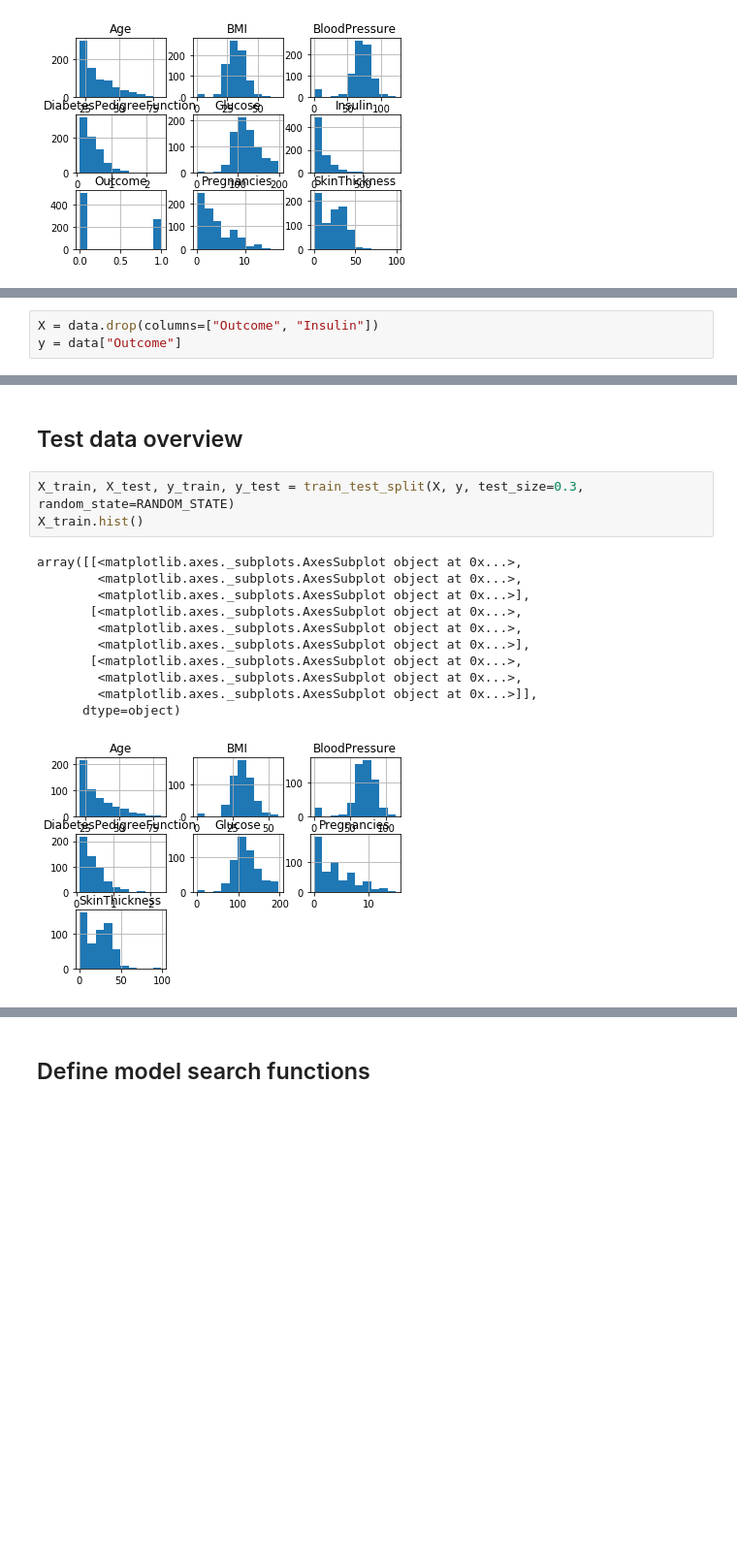
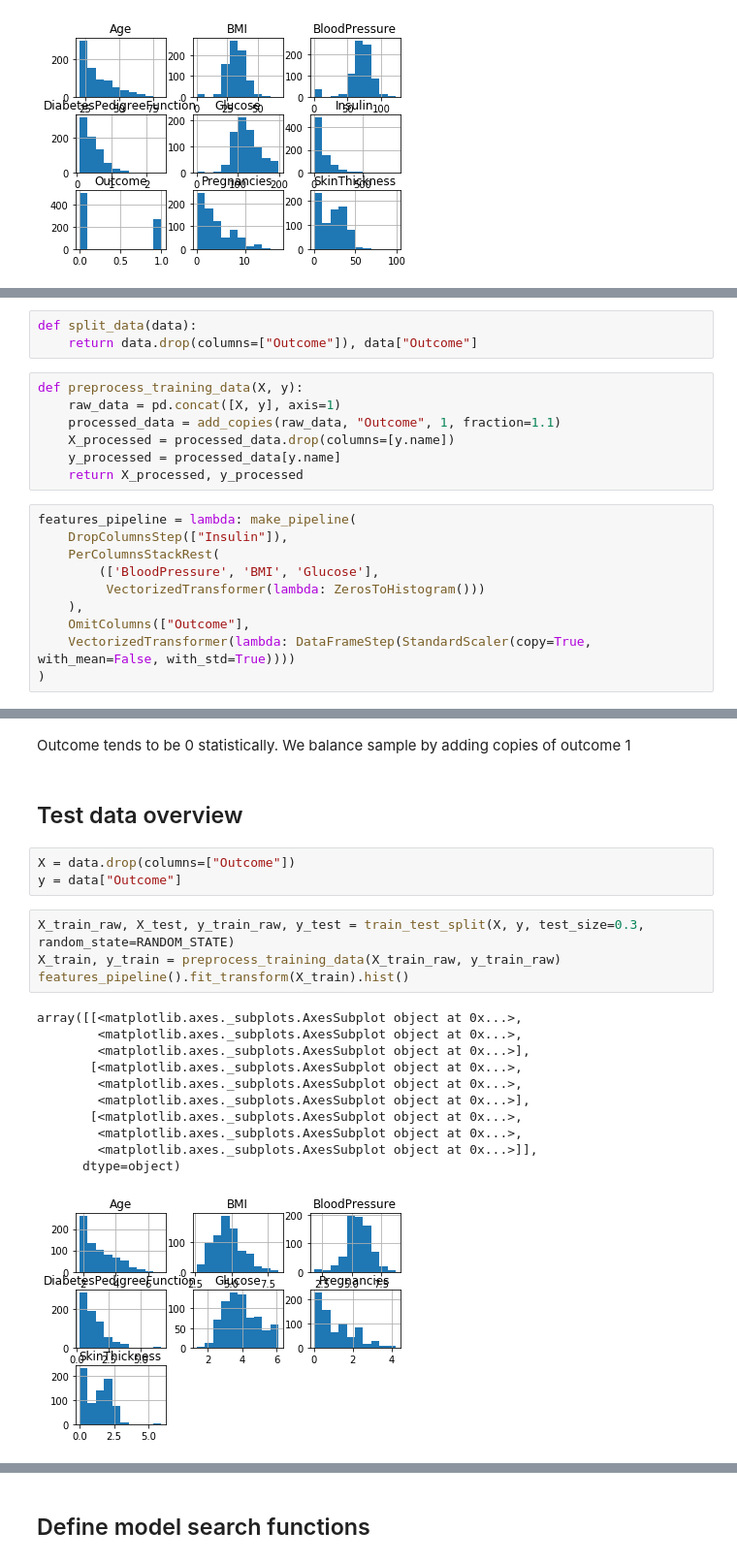
Before and after one commit to vindex10/pima_ml_train, a Jupyter notebook: PIMA.ipynb, the cells around one changed output, grey strips where cells are left out. Shown: that part at 97% size. Saved outputs shown, nothing was run; the diff lists cells and outputs as text; blank space fills up the shorter version.

```diff
--- a/PIMA.ipynb
+++ b/PIMA.ipynb
@@ -183,3 +221,20 @@ array([[<matplotlib.axes._subplots.AxesSubplot object at 0x...>,
 # %%
-X = data.drop(columns=["Outcome", "Insulin"])
-y = data["Outcome"]
+def split_data(data):
+    return data.drop(columns=["Outcome"]), data["Outcome"]
+# %%
+def preprocess_training_data(X, y):
+    raw_data = pd.concat([X, y], axis=1)
+    processed_data = add_copies(raw_data, "Outcome", 1, fraction=1.1)
+    X_processed = processed_data.drop(columns=[y.name])
+    y_processed = processed_data[y.name]
+    return X_processed, y_processed
+# %%
+features_pipeline = lambda: make_pipeline(
+    DropColumnsStep(["Insulin"]),
+    PerColumnsStackRest(
+        (['BloodPressure', 'BMI', 'Glucose'],
+         VectorizedTransformer(lambda: ZerosToHistogram()))
+    ),
+    OmitColumns(["Outcome"],
+    VectorizedTransformer(lambda: DataFrameStep(StandardScaler(copy=True, with_mean=False, with_std=True))))
+)
@@ -186,17 +263,23 @@ y = data["Outcome"]
+# %% [markdown]
+Outcome tends to be 0 statistically. We balance sample by adding copies of outcome 1
 # %% [markdown]
 ## Test data overview
+# %%
+X = data.drop(columns=["Outcome"])
+y = data["Outcome"]
 # %%
-X_train, X_test, y_train, y_test = train_test_split(X, y, test_size=0.3, random_state=RANDOM_STATE)
-X_train.hist()
+X_train_raw, X_test, y_train_raw, y_test = train_test_split(X, y, test_size=0.3, random_state=RANDOM_STATE)
+X_train, y_train = preprocess_training_data(X_train_raw, y_train_raw)
+features_pipeline().fit_transform(X_train).hist()
 # %% [output]
 array([[<matplotlib.axes._subplots.AxesSubplot object at 0x...>,
         <matplotlib.axes._subplots.AxesSubplot object at 0x...>,
         <matplotlib.axes._subplots.AxesSubplot object at 0x...>],
        [<matplotlib.axes._subplots.AxesSubplot object at 0x...>,
         <matplotlib.axes._subplots.AxesSubplot object at 0x...>,
         <matplotlib.axes._subplots.AxesSubplot object at 0x...>],
        [<matplotlib.axes._subplots.AxesSubplot object at 0x...>,
         <matplotlib.axes._subplots.AxesSubplot object at 0x...>,
         <matplotlib.axes._subplots.AxesSubplot object at 0x...>]],
       dtype=object)
-[figure, old version]
+[figure, new version]
```
Also changed, not shown: parts of 13 cells of this notebook.
